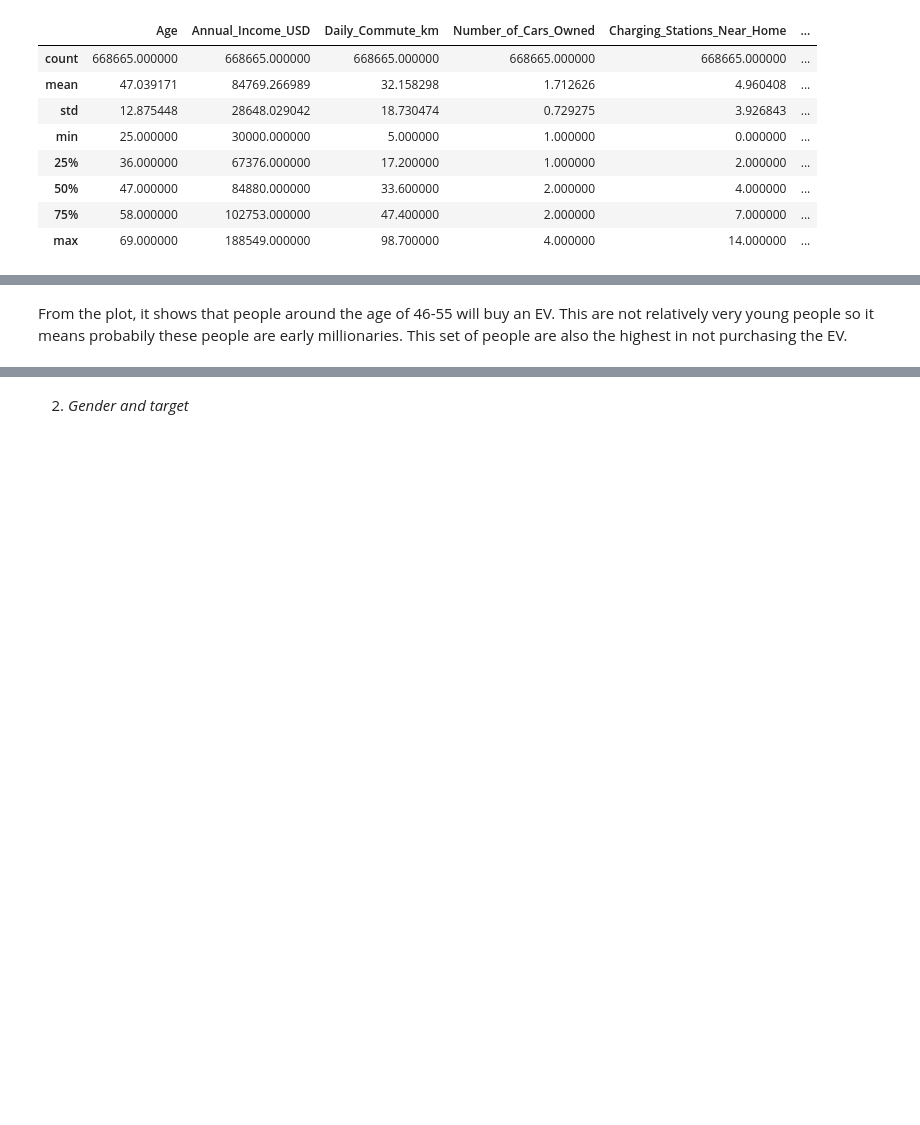
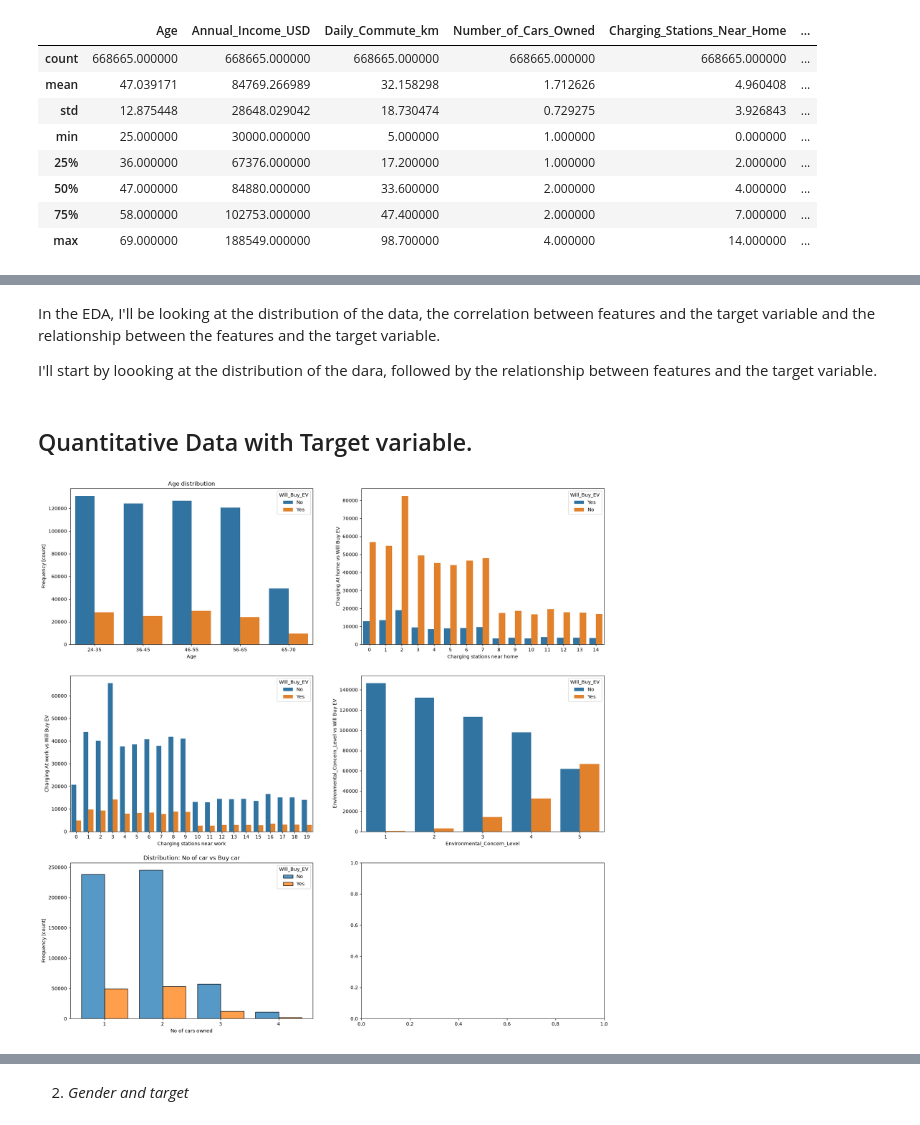
Before and after one commit to Pauloade123/Kaggle-Hackathon, a Jupyter notebook: notebook.ipynb, the cells around one changed output, grey strips where cells are left out. Saved outputs shown, nothing was run; the diff lists cells and outputs as text; code cells hidden in the pictures; blank space fills up the shorter version.

Commit message:
feat:Added categorical variables

```diff
--- a/notebook.ipynb
+++ b/notebook.ipynb
@@ -108,3 +103,0 @@ The feature is will_buy_EV
-# %%
-# drop id column
-df.drop(columns='id', inplace=True)
@@ -125,2 +104,66 @@ ax.set_title('Age distribution');
-# %% [markdown]
-From the plot, it shows that people around the age of 46-55 will buy an EV. This are not relatively very young people so it means probabily these people are early millionaries. This set of people are also the highest in not purchasing the EV.
+# %% [markdown]
+In the EDA, I'll be looking at the distribution of the data, the correlation between features and the target variable and the relationship between the features and the target variable.
+
+I'll start by loooking at the distribution of the dara, followed by the relationship between features and the target variable.
+# %% [markdown]
+## Quantitative Data with Target variable.
+# %%
+fig, ax = plt.subplots(3,2, figsize=(20,20))
+
+# age is too spreadout to explore. We use age bracket instead of the normal age.
+df['Age_group'] = pd.cut(df['Age'], bins=[24, 35, 45, 55, 65, 70], labels=['24-35', '36-45', '46-55', '56-65', '65-70' ])
+
+sns.countplot(
+    data=df,
+    x='Age_group',
+    hue='Will_Buy_EV',
+    ax=ax[0,0])
+ax[0,0].set_xlabel('Age')
+ax[0,0].set_ylabel('Frequency [count]')
+ax[0,0].set_title('Age distribution');
+
+sns.countplot(
+    data=df,
+    x='Charging_Stations_Near_Home',
+    hue='Will_Buy_EV',
+    ax=ax[0,1]
+)
+ax[0,1].set_xlabel('Charging stations near home')
+ax[0,1].set_ylabel('Frequecy [count]')
+ax[0,1].set_ylabel('Charging At home vs Will Buy EV');
+
+sns.countplot(
+    data=df,
+    x='Charging_Stations_Near_Work',
+    hue='Will_Buy_EV',
+    ax=ax[1,0]
+)
+ax[1,0].set_xlabel('Charging stations near work')
+ax[1,0].set_ylabel('Frequecy [count]')
+ax[1,0].set_ylabel('Charging At work vs Will Buy EV');
+
+sns.countplot(
+    data=df,
+    x='Environmental_Concern_Level',
+    hue='Will_Buy_EV',
+    ax=ax[1,1]
+)
+ax[1,1].set_xlabel('Environmental_Concern_Level')
+ax[1,1].set_ylabel('Frequecy [count]')
+ax[1,1].set_ylabel('Environmental_Concern_Level vs Will Buy EV');
+
+sns.histplot(
+    data=df,
+    x='Number_of_Cars_Owned',
+    hue='Will_Buy_EV',
+    multiple='dodge',
+    discrete=True,
+    shrink=0.8,
+    ax=ax[2,0]
+)
+ax[2,0].set_xticks([1, 2, 3, 4])
+ax[2,0].set_xlabel('No of cars owned')
+ax[2,0].set_ylabel('Frequency [count]')
+ax[2,0].set_title('Distribution: No of car vs Buy car');
+# %% [output]
+[figure, added]
```
Also changed, not shown: parts of 22 cells of this notebook.
